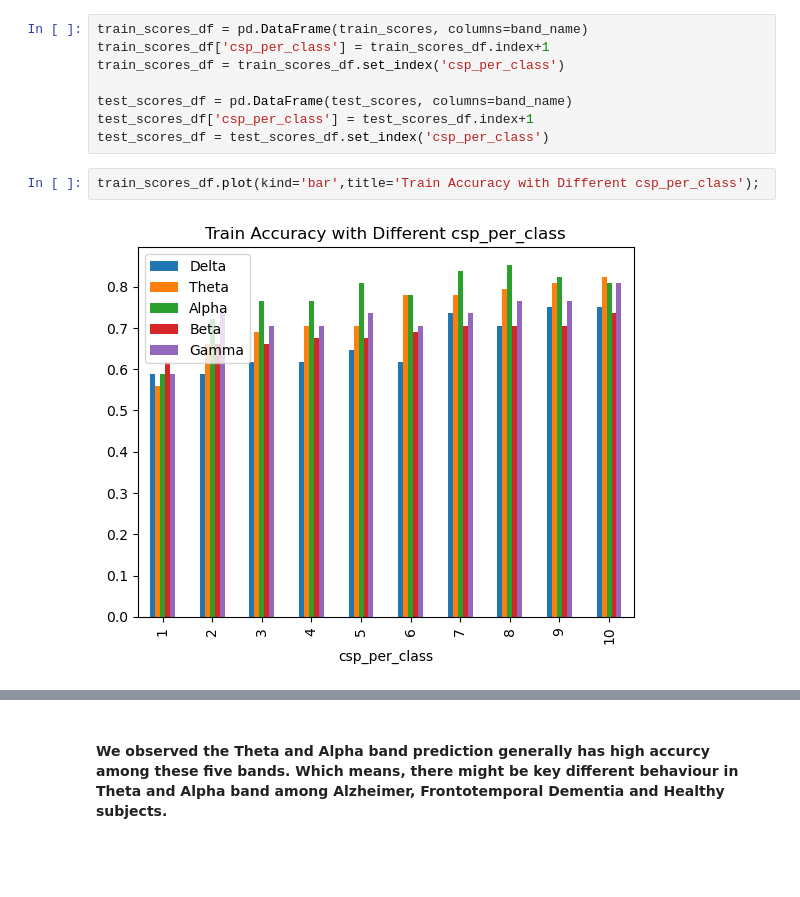
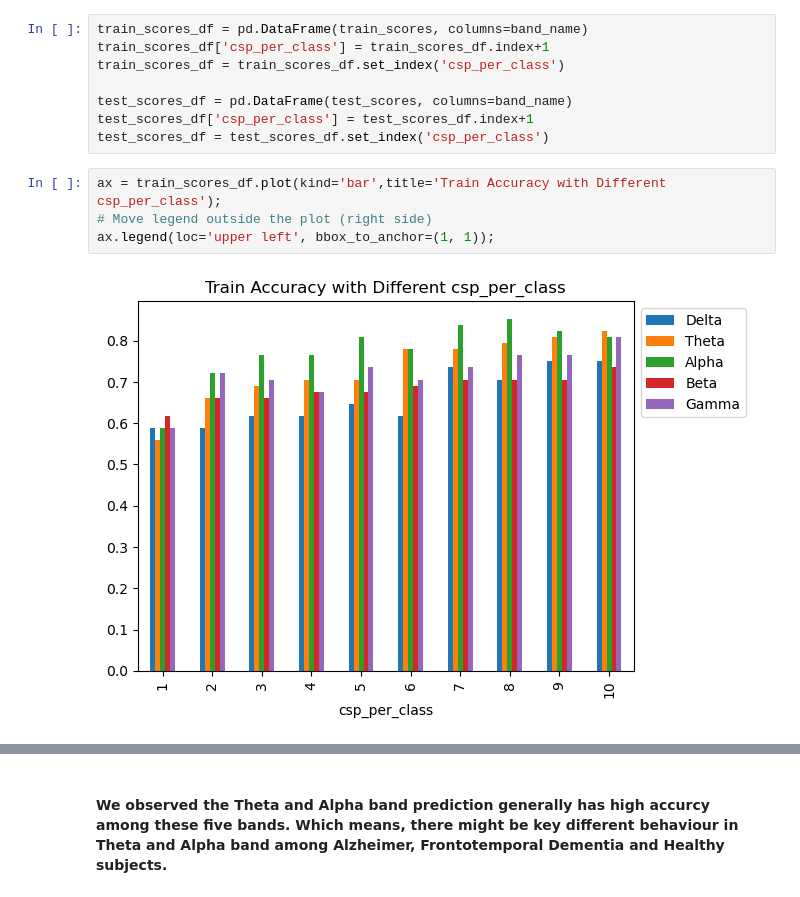
Before and after one commit to shiwei819/AD_Brainwave_Classification, a Jupyter notebook: csp_classification_PA3_way.ipynb, the cells around one changed output, grey strips where cells are left out. Saved outputs shown, nothing was run; the diff lists cells and outputs as text; blank space fills up the shorter version.

```diff
--- a/csp_classification_PA3_way.ipynb
+++ b/csp_classification_PA3_way.ipynb
@@ -190,7 +190,9 @@ test_scores_df = pd.DataFrame(test_scores, columns=band_name)
 test_scores_df['csp_per_class'] = test_scores_df.index+1
 test_scores_df = test_scores_df.set_index('csp_per_class')
 # %%
-train_scores_df.plot(kind='bar',title='Train Accuracy with Different csp_per_class');
+ax = train_scores_df.plot(kind='bar',title='Train Accuracy with Different csp_per_class');
+# Move legend outside the plot (right side)
+ax.legend(loc='upper left', bbox_to_anchor=(1, 1));
 # %% [output]
-[figure, old version]
+[figure, new version]
 # %%
```
Also changed, not shown: parts of 14 cells of this notebook, 1 other file.
